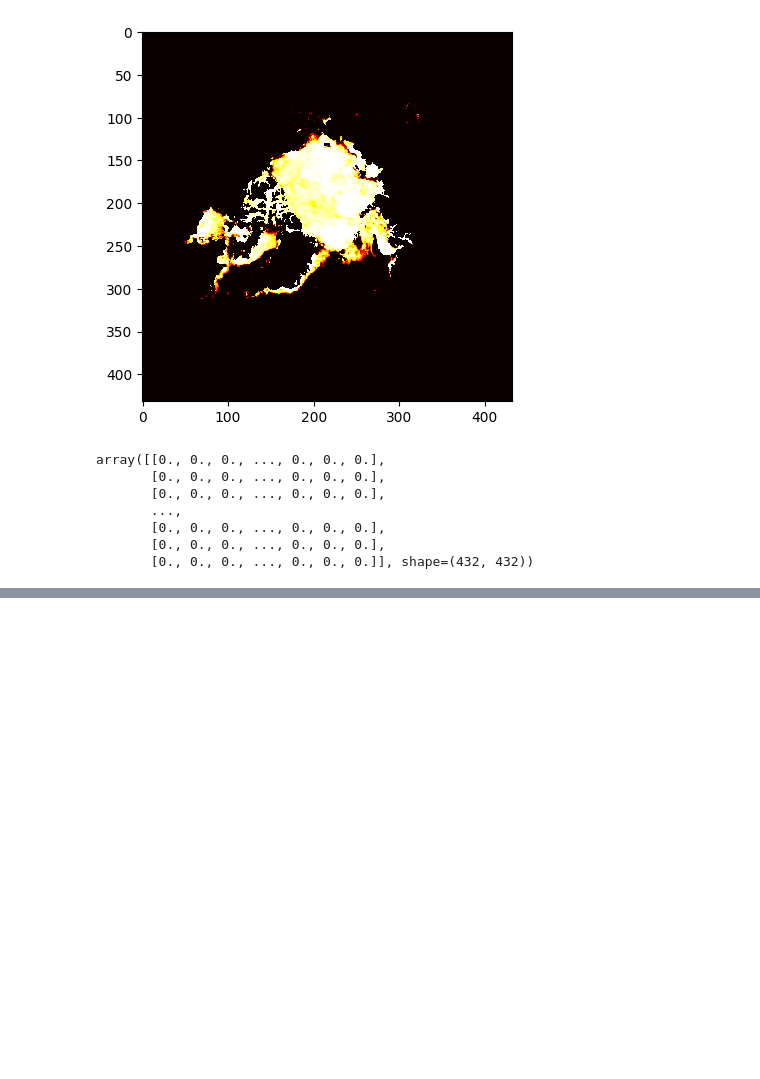
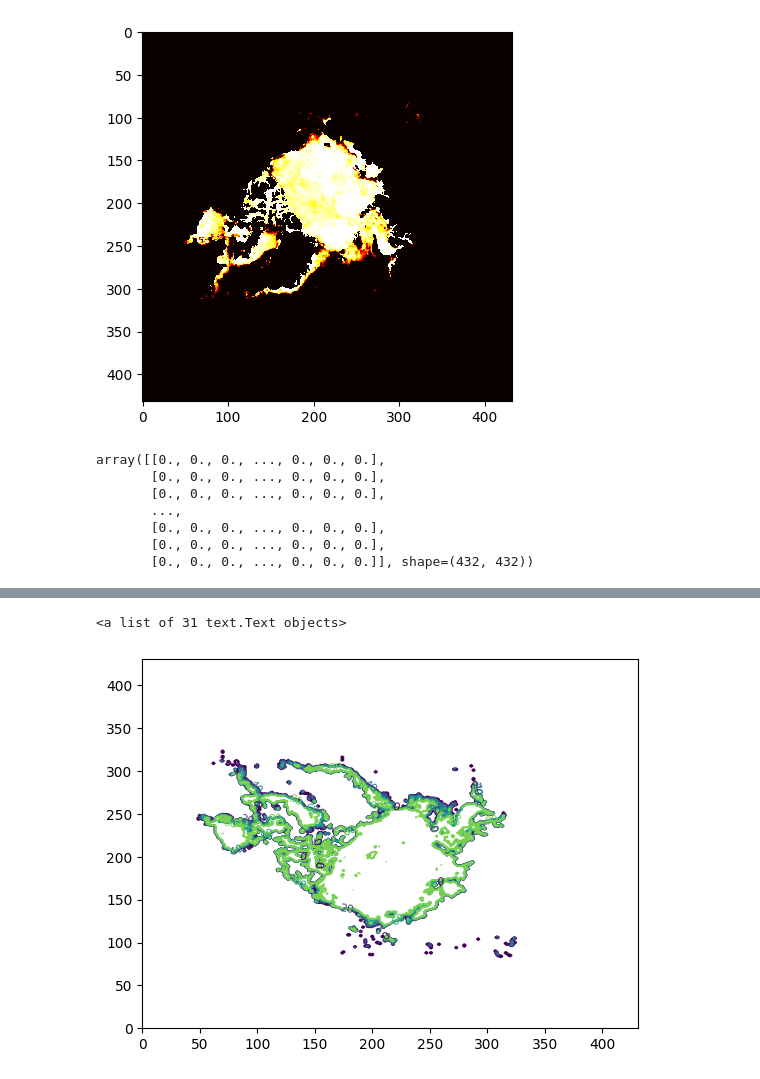
Before and after one commit to melarKode/IceConc, a Jupyter notebook: notebooks/01_cdsapi.ipynb, the cells around one changed output, grey strips where cells are left out. Saved outputs shown, nothing was run; the diff lists cells and outputs as text; code cells hidden in the pictures; blank space fills up the shorter version.

Commit message:
Plot NorthPole complete

```diff
--- a/notebooks/01_cdsapi.ipynb
+++ b/notebooks/01_cdsapi.ipynb
@@ -468,0 +474,7 @@ array([[0., 0., 0., ..., 0., 0., 0.],
+# %%
+import xarray as xr
+import numpy as np
+import matplotlib.pyplot as plt
+
+ds = xr.open_dataset("./data/ice_conc_nh_ease2-250_cdr-v3p0-amsr_200206011200.nc")
+ds
@@ -468,0 +499,3 @@ array([[0., 0., 0., ..., 0., 0., 0.],
+# %%
+ice_conc = ds['ice_conc'].isel(time=0)
+ice_conc.values
@@ -468,0 +510,8 @@ array([[0., 0., 0., ..., 0., 0., 0.],
+# %%
+cleanconc = ice_conc.fillna(0)
+# %%
+cntr = plt.contour(cleanconc.values, levels=5)
+plt.clabel(cntr, inline=True, fontsize=8)
+# %% [output]
+<a list of 31 text.Text objects>
+[figure, added]
```
Also changed, not shown: parts of 3 cells of this notebook, 1 other file.
